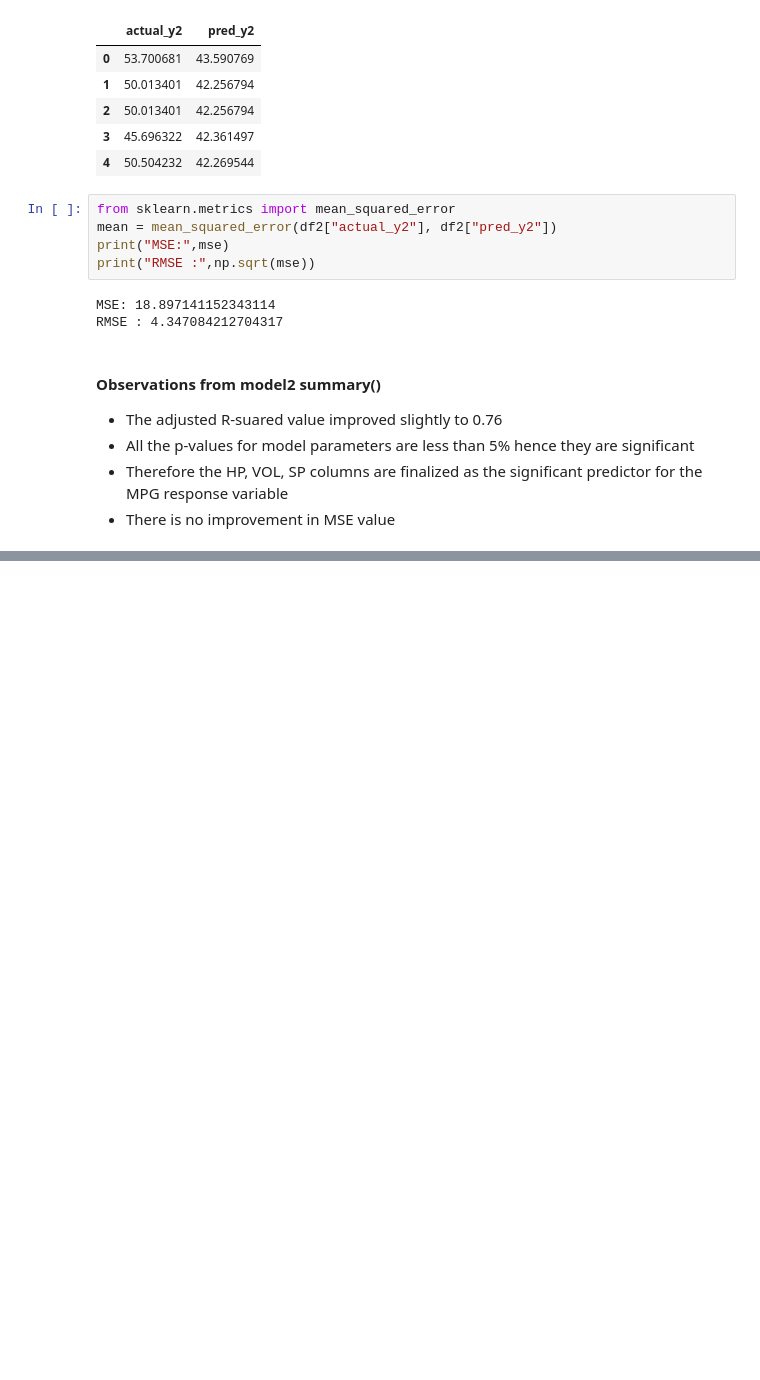
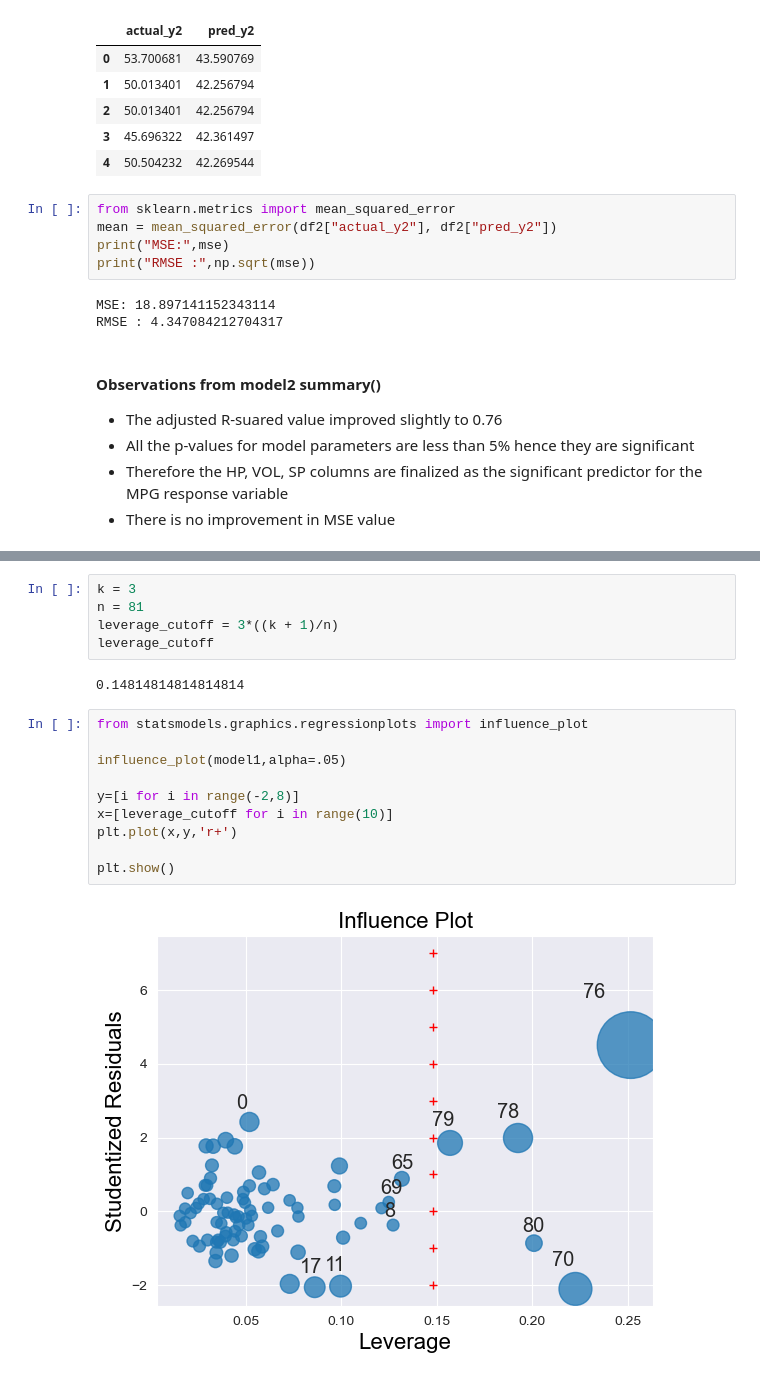
Before and after one commit to AnirudhReddy1252/AIML_TASK, a Jupyter notebook: Multi Regression.ipynb, the cells around one changed output, grey strips where cells are left out. Saved outputs shown, nothing was run; the diff lists cells and outputs as text; blank space fills up the shorter version.

```diff
--- a/Multi Regression.ipynb
+++ b/Multi Regression.ipynb
@@ -367,0 +371,19 @@ RMSE : 4.347084212704317
+# %%
+k = 3
+n = 81
+leverage_cutoff = 3*((k + 1)/n)
+leverage_cutoff
+# %% [output]
+0.14814814814814814
+# %%
+from statsmodels.graphics.regressionplots import influence_plot
+
+influence_plot(model1,alpha=.05)
+
+y=[i for i in range(-2,8)]
+x=[leverage_cutoff for i in range(10)]
+plt.plot(x,y,'r+')
+
+plt.show()
+# %% [output]
+[figure, added]
```
Also changed, not shown: parts of 15 cells of this notebook.
